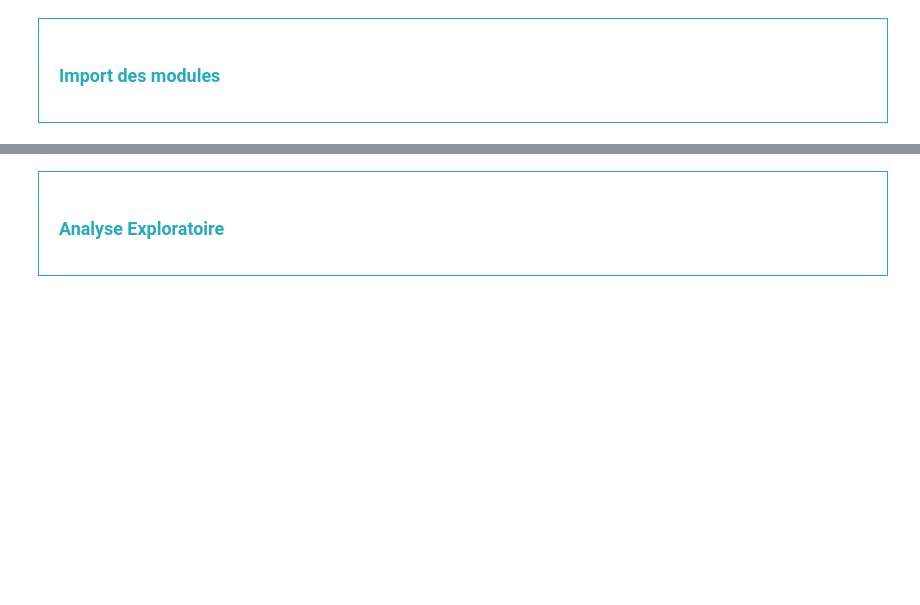
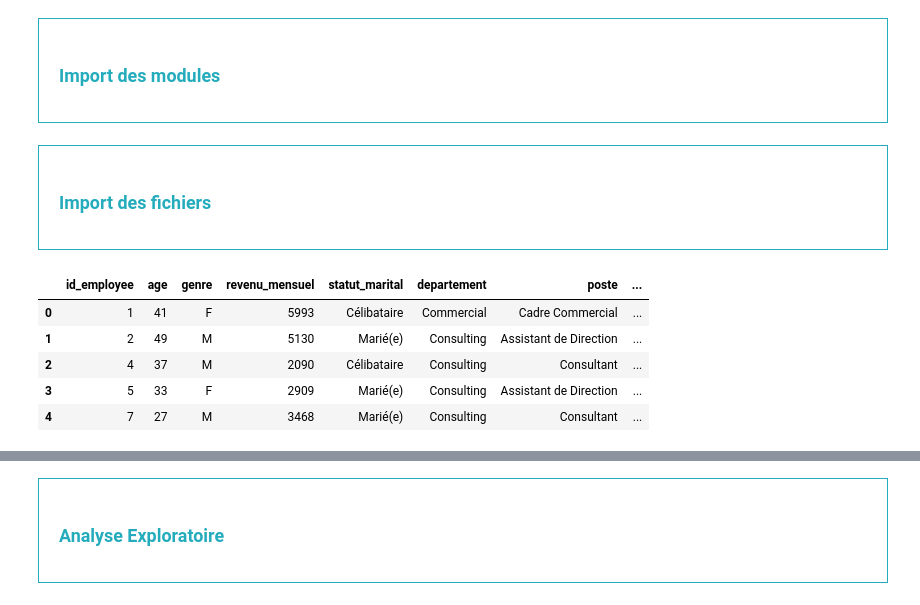
Before and after one commit to Alexis-h2/P4_OC_Classification_RH_turn_over, a Jupyter notebook: Hernandez_Alexis_1_notebook_112026.ipynb, the cells around one changed output, grey strips where cells are left out. Cells and saved outputs as stored; diff of their text form; code cells hidden in the pictures; blank space fills up the shorter version.

Commit message:
installation environnement poetry + uv + import et visu des fichiers raw

```diff
--- a/Hernandez_Alexis_1_notebook_112026.ipynb
+++ b/Hernandez_Alexis_1_notebook_112026.ipynb
@@ -36,8 +32,26 @@ from data_profiling import ProfileReport  # Pour l'EDA fg_data_profiling
 import numpy as np
 import sklearn
 # %%
-# Pas de limite pour afficher les 46 colonnes du df au lieu des 20 par défaut
+# Pas de limite pour afficher les colonnes du df au lieu des 20 par défaut
 pd.set_option('display.max_columns', None)
 # Idem pour les lignes en sortie (ascenseur activé dans les paramètres) et son option pour remettre par défaut
-#pd.set_option('display.max_rows', None)
-pd.reset_option('display.max_rows')
+# pd.set_option('display.max_rows', None)
+# pd.reset_option('display.max_rows')
+# %% [markdown]
+<div style="border: 1px solid RGB(36,172,189);" >
+<h3 style="margin: auto; padding: 20px; color: RGB(36,172,189); ">Import des fichiers</h3>
+</div>
+# %%
+sirh = pd.read_csv("extrait_sirh.csv", sep=',', decimal='.')
+eval = pd.read_csv("extrait_eval.csv", sep=',', decimal='.')
+sondage = pd.read_csv("extrait_sondage.csv", sep=',', decimal='.')
+# %%
+# On regarde le contenu de sirh
+sirh.head()
+# %% [output]
+|  | id_employee | age | genre | revenu_mensuel | statut_marital | departement | poste | ... |
+| 0 | 1 | 41 | F | 5993 | Célibataire | Commercial | Cadre Commercial | ... |
+| 1 | 2 | 49 | M | 5130 | Marié(e) | Consulting | Assistant de Direction | ... |
+| 2 | 4 | 37 | M | 2090 | Célibataire | Consulting | Consultant | ... |
+| 3 | 5 | 33 | F | 2909 | Marié(e) | Consulting | Assistant de Direction | ... |
+| 4 | 7 | 27 | M | 3468 | Marié(e) | Consulting | Consultant | ... |
```
Also changed, not shown: parts of 10 cells of this notebook, 5 other files.
